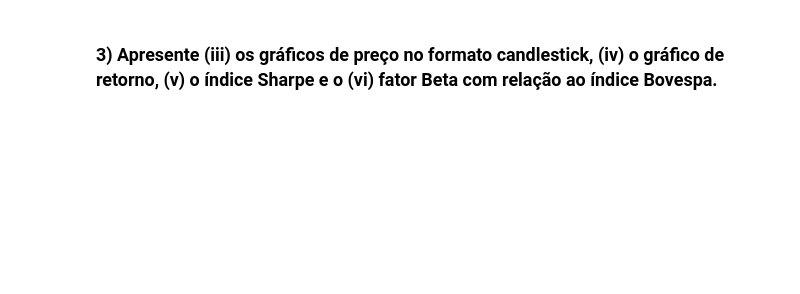
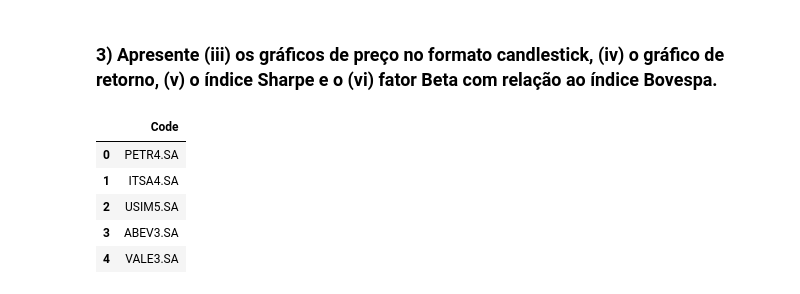
Before and after one commit to EduardoSSR/Financial-Engineering, a Jupyter notebook: Trabalhos/Trabalho_1.ipynb, the cells around one changed output. Drawn from its saved outputs; the diff is of its cells as text; code cells hidden in the pictures; blank space fills up the shorter version.

```diff
--- a/Trabalhos/Trabalho_1.ipynb
+++ b/Trabalhos/Trabalho_1.ipynb
@@ -441,0 +353,9 @@ dfHBOR3 = read('HBOR3').fillna(0)
+# %%
+better_5
+# %% [output]
+|  | Code |
+| 0 | PETR4.SA |
+| 1 | ITSA4.SA |
+| 2 | USIM5.SA |
+| 3 | ABEV3.SA |
+| 4 | VALE3.SA |
```
Also changed, not shown: parts of 29 cells of this notebook, 1 other file.
